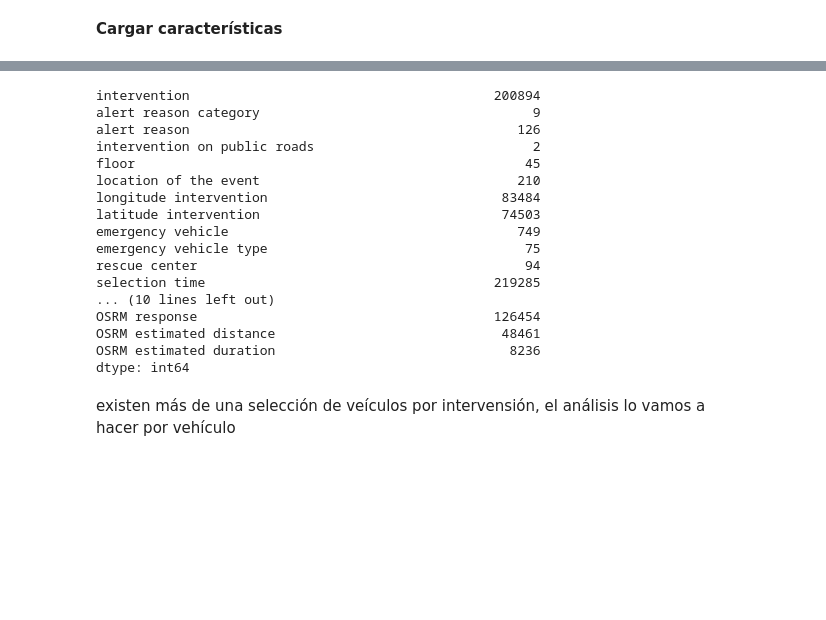
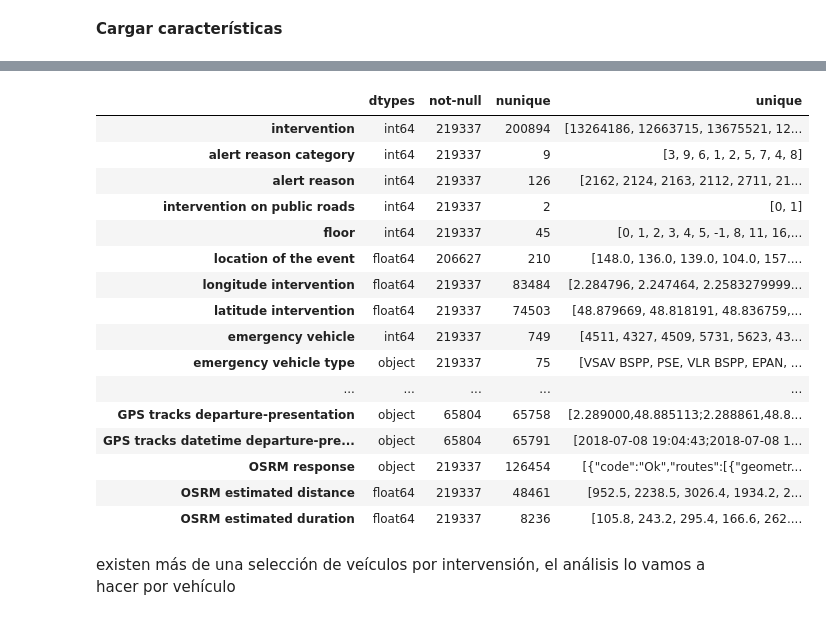
Before and after one commit to AnIsAsPe/Regresion-Robusta-para-estimar-tiempo-de-respuesta-de-un-servicio-de-emergencia, a Jupyter notebook: 1_Response_time_Paris_Fire_Brigade.ipynb, the cells around one changed output, grey strips where cells are left out. Cells and saved outputs as stored; diff of their text form; code cells hidden in the pictures; blank space fills up the shorter version.

```diff
--- a/1_Response_time_Paris_Fire_Brigade.ipynb
+++ b/1_Response_time_Paris_Fire_Brigade.ipynb
@@ -39,0 +38,9 @@ def correlacion(dataframe, grafica=True, matrix=False, tamaño =(12,8)):
+# %%
+def describe_datos(df):
+  unicos =[]
+  for col in df:
+    unicos.append(df[col].unique())
+  unicos = pd.Series(unicos, index=df.columns)
+  descripcion = pd.concat([df.dtypes, len(df)-df.isna().sum(),df.nunique(),unicos], axis=1)
+  descripcion.columns = ['dtypes', 'not-null','nunique','unique' ]
+  return(descripcion)
@@ -101,26 +115,26 @@ input.head(2)
 | emergency vehicle selection |  |  |  |  |  | ... |
 | 5105452 | 13264186 | 3 | 2162 | 0 | 0 | ... |
 | 4720915 | 12663715 | 3 | 2124 | 0 | 1 | ... |
-# %%
-input.nunique()
-# %% [output]
-intervention                                       200894
-alert reason category                                   9
-alert reason                                          126
-intervention on public roads                            2
-floor                                                  45
-location of the event                                 210
-longitude intervention                              83484
-latitude intervention                               74503
-emergency vehicle                                     749
-emergency vehicle type                                 75
-rescue center                                          94
-selection time                                     219285
-... (10 lines left out)
-OSRM response                                      126454
-OSRM estimated distance                             48461
-OSRM estimated duration                              8236
-dtype: int64
+# %%
+describe_datos(input)
+# %% [output]
+|  | dtypes | not-null | nunique | unique |
+| intervention | int64 | 219337 | 200894 | [13264186, 12663715, 13675521, 12... |
+| alert reason category | int64 | 219337 | 9 | [3, 9, 6, 1, 2, 5, 7, 4, 8] |
+| alert reason | int64 | 219337 | 126 | [2162, 2124, 2163, 2112, 2711, 21... |
+| intervention on public roads | int64 | 219337 | 2 | [0, 1] |
+| floor | int64 | 219337 | 45 | [0, 1, 2, 3, 4, 5, -1, 8, 11, 16,... |
+| location of the event | float64 | 206627 | 210 | [148.0, 136.0, 139.0, 104.0, 157.... |
+| longitude intervention | float64 | 219337 | 83484 | [2.284796, 2.247464, 2.2583279999... |
+| latitude intervention | float64 | 219337 | 74503 | [48.879669, 48.818191, 48.836759,... |
+| emergency vehicle | int64 | 219337 | 749 | [4511, 4327, 4509, 5731, 5623, 43... |
+| emergency vehicle type | object | 219337 | 75 | [VSAV BSPP, PSE, VLR BSPP, EPAN, ... |
+| ... | ... | ... | ... | ... |
+| GPS tracks departure-presentation | object | 65804 | 65758 | [2.289000,48.885113;2.288861,48.8... |
+| GPS tracks datetime departure-pre... | object | 65804 | 65791 | [2018-07-08 19:04:43;2018-07-08 1... |
+| OSRM response | object | 219337 | 126454 | [{"code":"Ok","routes":[{"geometr... |
+| OSRM estimated distance | float64 | 219337 | 48461 | [952.5, 2238.5, 3026.4, 1934.2, 2... |
+| OSRM estimated duration | float64 | 219337 | 8236 | [105.8, 243.2, 295.4, 166.6, 262.... |
 # %% [markdown]
 existen más de una selección de veículos por intervensión, el análisis lo vamos a hacer por vehículo
 # %%
```
Also changed, not shown: parts of 12 cells of this notebook.
